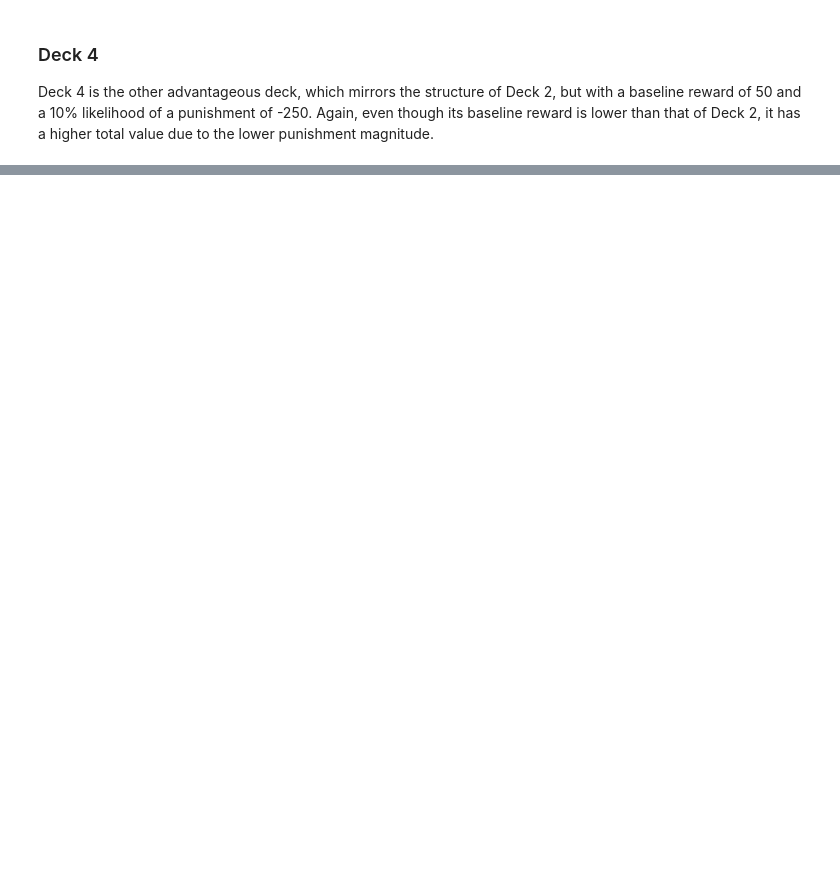
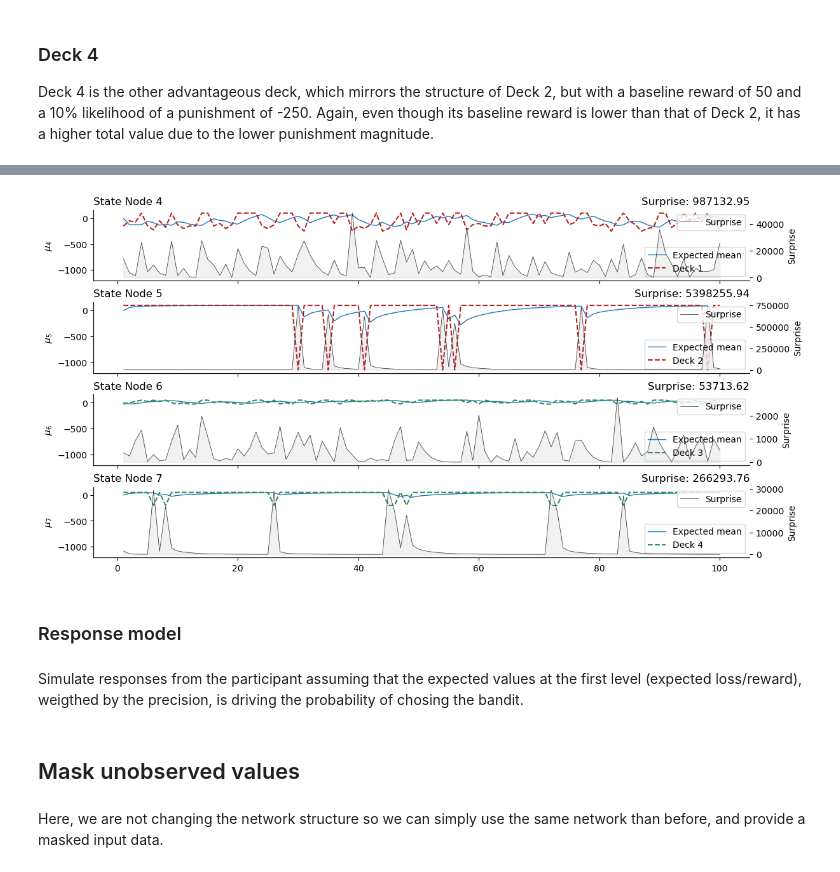
Before and after one commit to ilabcode/pyhgf, a Jupyter notebook: docs/source/notebooks/Example_4_Iowa_Gambling_Task_Short.ipynb, the cells around one changed output, grey strips where cells are left out. Drawn from its saved outputs; the diff is of its cells as text; code cells hidden in the pictures; blank space fills up the shorter version.

```diff
--- a/docs/source/notebooks/Example_4_Iowa_Gambling_Task_Short.ipynb
+++ b/docs/source/notebooks/Example_4_Iowa_Gambling_Task_Short.ipynb
@@ -703,0 +134,27 @@ Inputs types: [TensorType(float64, shape=())]
+# %%
+# autoconnection_strengths
+high, low = 0.8, 0.3
+
+# Input nodes
+two_levels_continuous_hgf = HGF(model_type=None).add_nodes(
+    kind="continuous-input", n_nodes=4, input_precision=5.0
+)
+
+# Value parents with relevant autoconnection strength
+for child, strength in zip([0, 1, 2, 3], [high, low, high, low]):
+    two_levels_continuous_hgf.add_nodes(
+        kind="continuous-state",
+        value_children=child,
+        tonic_volatility=-4.0,
+        precision=5.0,
+        mean=0.3,
+        autoconnection_strength=strength,
+    )
+
+# Value parents to the value parents
+two_levels_continuous_hgf = (
+    two_levels_continuous_hgf.add_nodes(value_children=4, precision=1.0)
+    .add_nodes(value_children=5, precision=1.0)
+    .add_nodes(value_children=6, precision=1.0)
+    .add_nodes(value_children=7, precision=1.0)
+)
@@ -703,0 +171,23 @@ Inputs types: [TensorType(float64, shape=())]
+# %%
+_, axs = plt.subplots(figsize=(12, 6), nrows=4, sharex=True, sharey=True)
+
+two_levels_continuous_hgf.plot_nodes(node_idxs=4, axs=axs[0])
+two_levels_continuous_hgf.plot_nodes(node_idxs=5, axs=axs[1])
+two_levels_continuous_hgf.plot_nodes(node_idxs=6, axs=axs[2])
+two_levels_continuous_hgf.plot_nodes(node_idxs=7, axs=axs[3])
+
+for i, p, label, color in zip(
+    range(4),
+    [decks[0], decks[1], decks[2], decks[3]],
+    ["Deck 1", "Deck 2", "Deck 3", "Deck 4"],
+    ["firebrick", "firebrick", "seagreen", "seagreen"],
+):
+    axs[i].plot(trials, p, "--", label=label, color=color)
+    axs[i].legend(loc="lower right")
+sns.despine();
+# %% [output]
+[figure, added]
+# %% [markdown]
+### Response model
+# %% [markdown]
+Simulate responses from the participant assuming that the expected values at the first level (expected loss/reward), weigthed by the precision, is driving the probability of chosing the bandit.
@@ -703,0 +223,4 @@ Inputs types: [TensorType(float64, shape=())]
+# %% [markdown]
+## Mask unobserved values
+# %% [markdown]
+Here, we are not changing the network structure so we can simply use the same network than before, and provide a masked input data.
```
Also changed, not shown: parts of 61 cells of this notebook.
